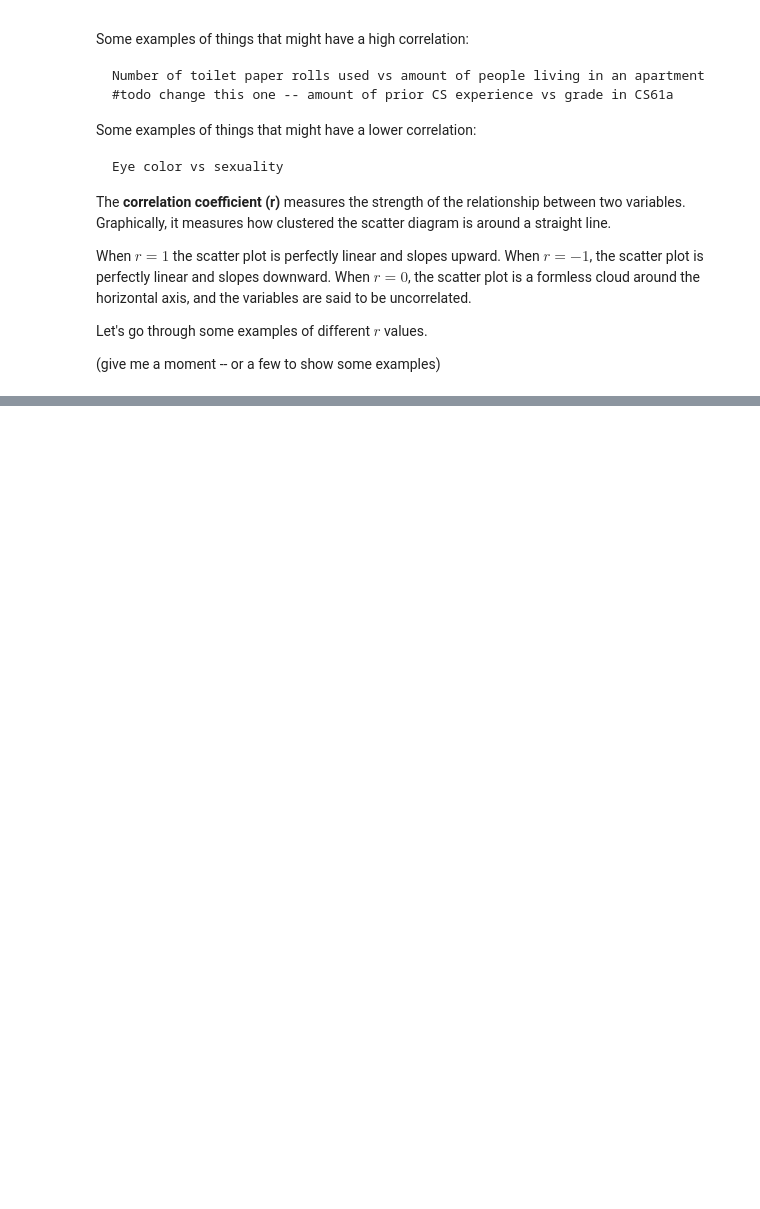
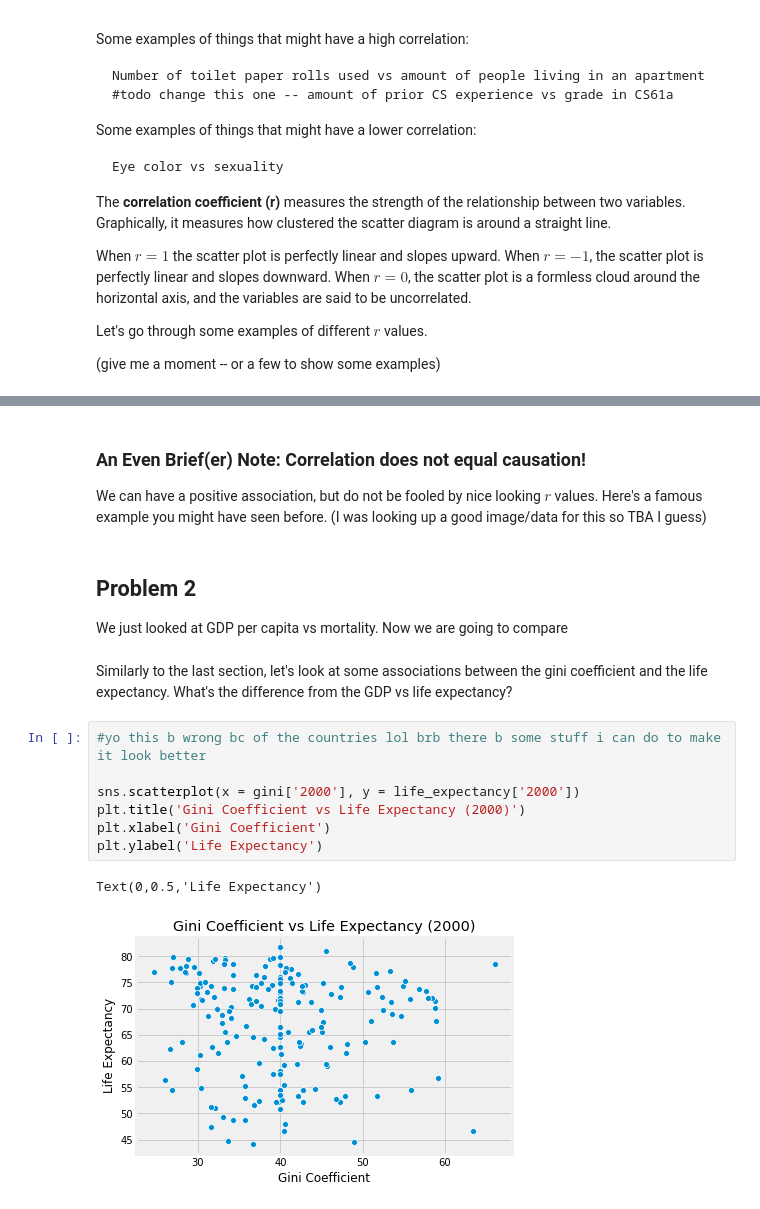
Before and after one commit to ds-modules/espm-c167, a Jupyter notebook: catherine_notebook.ipynb, the cells around one changed output, grey strips where cells are left out. Drawn from its saved outputs; the diff is of its cells as text; blank space fills up the shorter version.

Commit message:
prob 2, and a little bit of changes in the tables/correlation but I never got to fix my graph thing

```diff
--- a/catherine_notebook.ipynb
+++ b/catherine_notebook.ipynb
@@ -234,0 +251,18 @@ r_scatter()
+# %% [markdown]
+### An Even Brief(er) Note: Correlation does not equal causation!
+We can have a positive association, but do not be fooled by nice looking $r$ values. Here's a famous example you might have seen before. (I was looking up a good image/data for this so TBA I guess)
+# %% [markdown]
+## Problem 2
+<Writeup on gini coefficient> We just looked at GDP per capita vs mortality. Now we are going to compare
+# %% [markdown]
+Similarly to the last section, let's look at some associations between the gini coefficient and the life expectancy. What's the difference from the GDP vs life expectancy?
+# %%
+#yo this b wrong bc of the countries lol brb there b some stuff i can do to make it look better
+
+sns.scatterplot(x = gini['2000'], y = life_expectancy['2000'])
+plt.title('Gini Coefficient vs Life Expectancy (2000)')
+plt.xlabel('Gini Coefficient')
+plt.ylabel('Life Expectancy')
+# %% [output]
+Text(0,0.5,'Life Expectancy')
+[figure, added]
```
Also changed, not shown: parts of 9 cells of this notebook.
